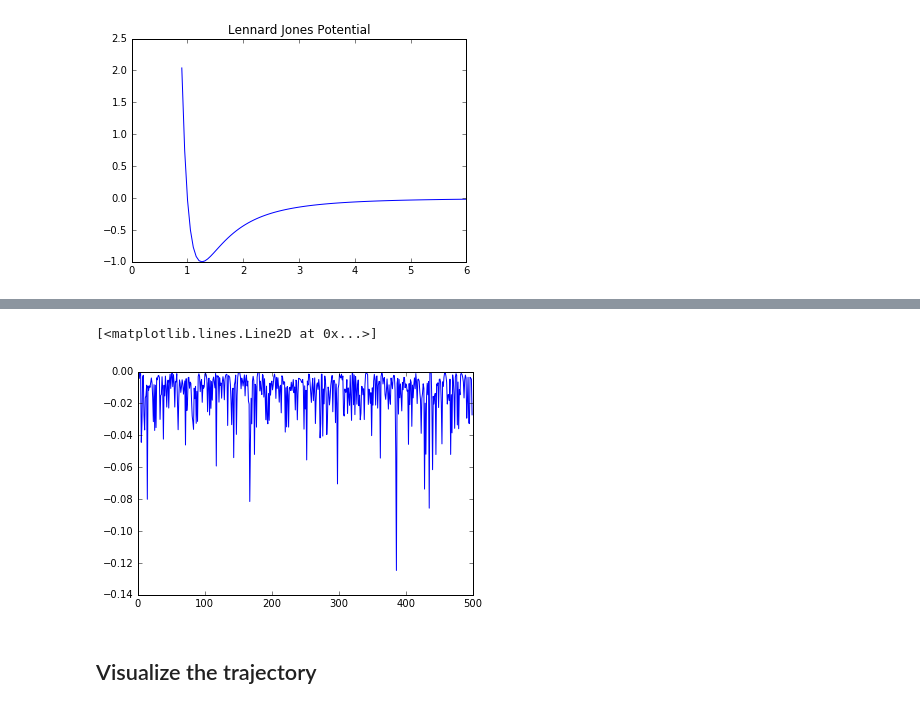
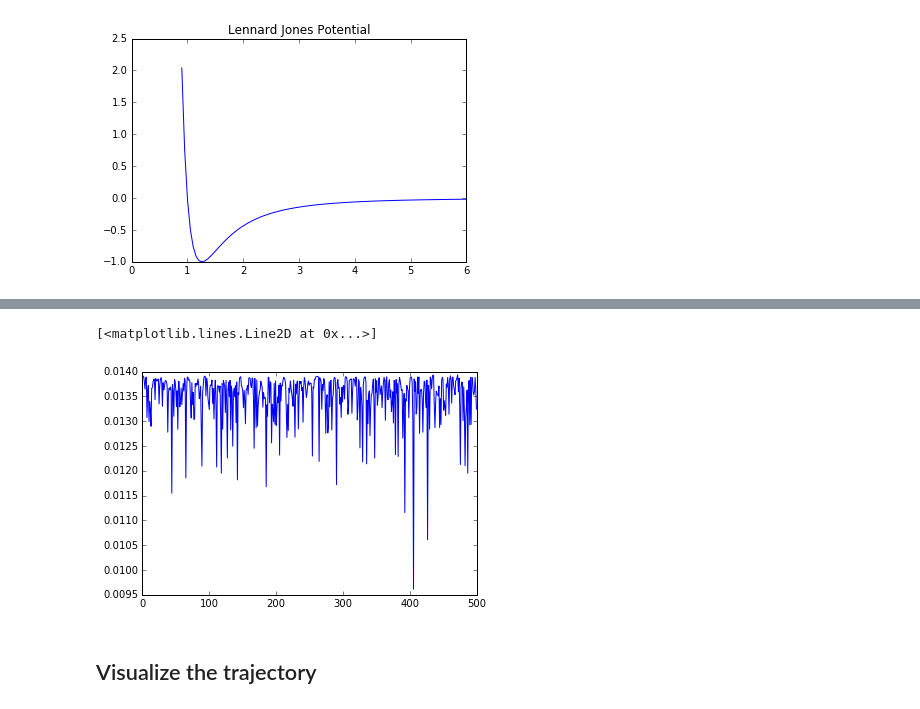
Before and after one commit to chargus/active, a Jupyter notebook: molecular_dynamics.ipynb, the cells around one changed output, grey strips where cells are left out. Cells and saved outputs as stored; diff of their text form; code cells hidden in the pictures.

```diff
--- a/molecular_dynamics.ipynb
+++ b/molecular_dynamics.ipynb
@@ -24,7 +24,8 @@ L = 50.  # Simulation box size
 sigma = 1.
 epsilon = 1.
 rcut = 20.
-dtlog = 10 # Log to trajectory every dtlog time steps
+nlog = 10 # Log to trajectory every dtlog time steps
+dt = .05
 # %%
 pos = monad.initialize_positions(n, L)
 # %%
@@ -44,5 +49,6 @@ plt.title('Lennard Jones Potential')
 # %%
 # Initialize and run trajectory
+nframes = int(1e4)
 init_pos = monad.initialize_positions(n, L)
 init_vel = monad.initialize_velocities(n)
-traj, vetraj, ketraj = monad.run(init_pos, init_vel, L, nframes=5000, dtlog=10, rcut=20)
+ptraj, vtraj = monad.run(init_pos, init_vel, L, nframes=nframes, nlog=nlog, dt=dt, rcut=20)
@@ -54,7 +55,8 @@ plt.plot(ketraj[:,0])
-# %%
-plt.plot(vetraj)
-# %% [output]
-[<matplotlib.lines.Line2D at 0x...>]
-[figure, removed]
+# %%
+kinetic_energy = np.mean(vtraj**2, axis=(1,2))
+plt.plot(kinetic_energy)
+# %% [output]
+[<matplotlib.lines.Line2D at 0x...>]
+[figure, added]
 # %% [markdown]
 ## Visualize the trajectory
```
Also changed, not shown: parts of 9 cells of this notebook, 2 other files.
